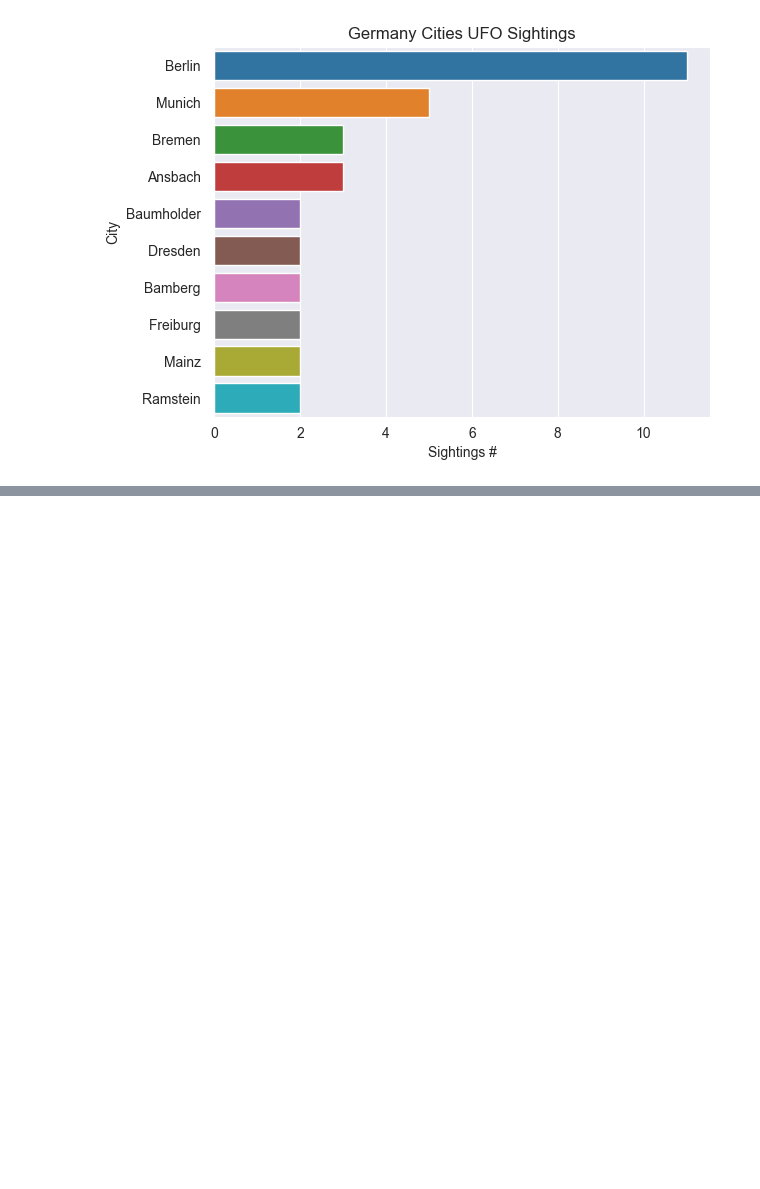
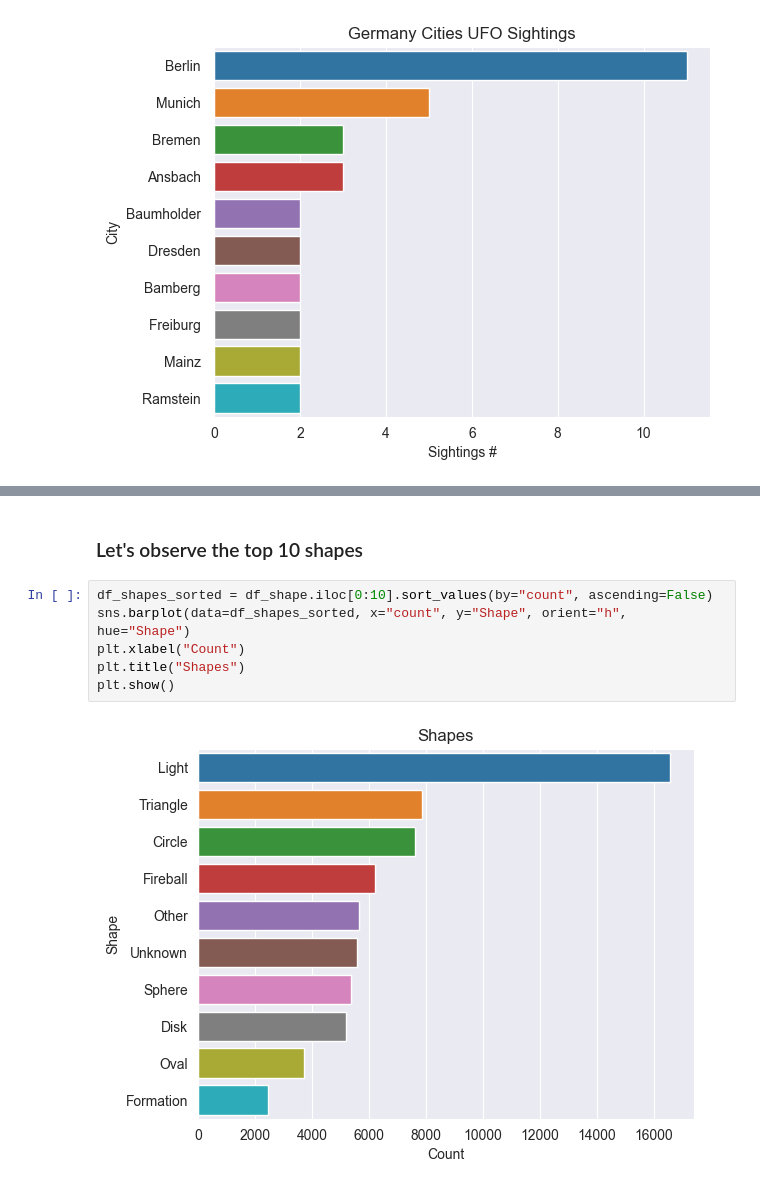
Before and after one commit to Barderus/UFO-Data-Analysis, a Jupyter notebook: analysis.ipynb, the cells around one changed output, grey strips where cells are left out. Drawn from its saved outputs; the diff is of its cells as text; blank space fills up the shorter version.

```diff
--- a/analysis.ipynb
+++ b/analysis.ipynb
@@ -285,0 +398,10 @@ plt.show()
+# %% [markdown]
+### Let's observe the top 10 shapes
+# %%
+df_shapes_sorted = df_shape.iloc[0:10].sort_values(by="count", ascending=False)
+sns.barplot(data=df_shapes_sorted, x="count", y="Shape", orient="h", hue="Shape")
+plt.xlabel("Count")
+plt.title("Shapes")
+plt.show()
+# %% [output]
+[figure, added]
```
Also changed, not shown: parts of 56 cells of this notebook.
